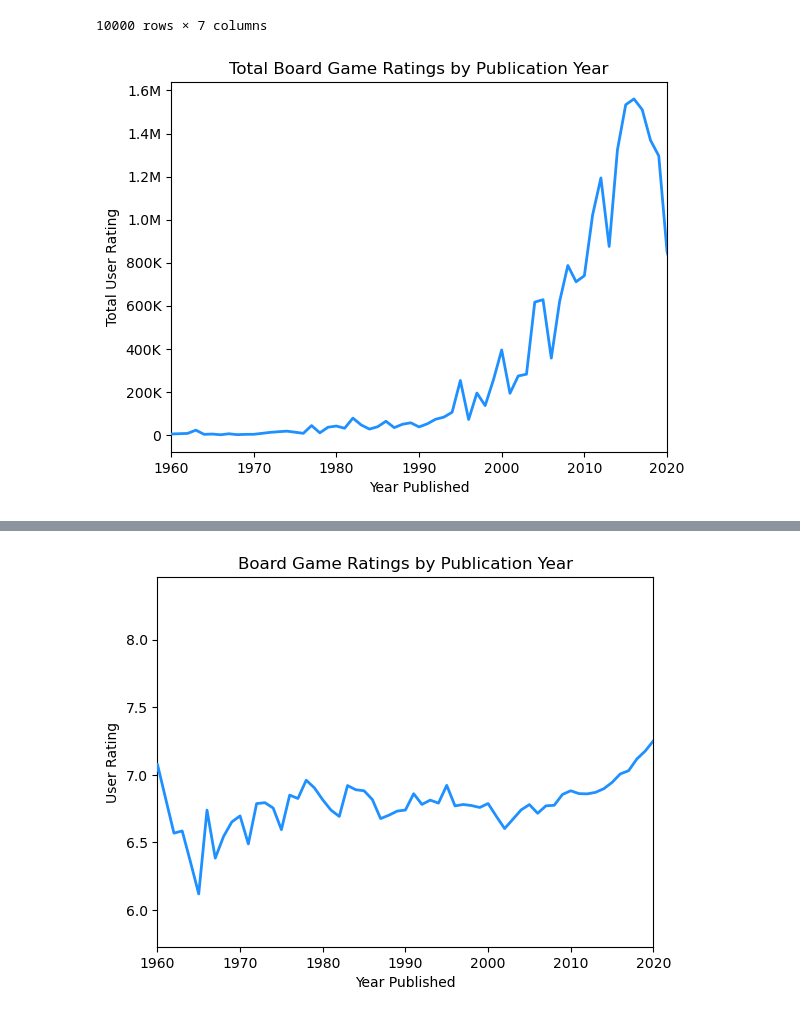
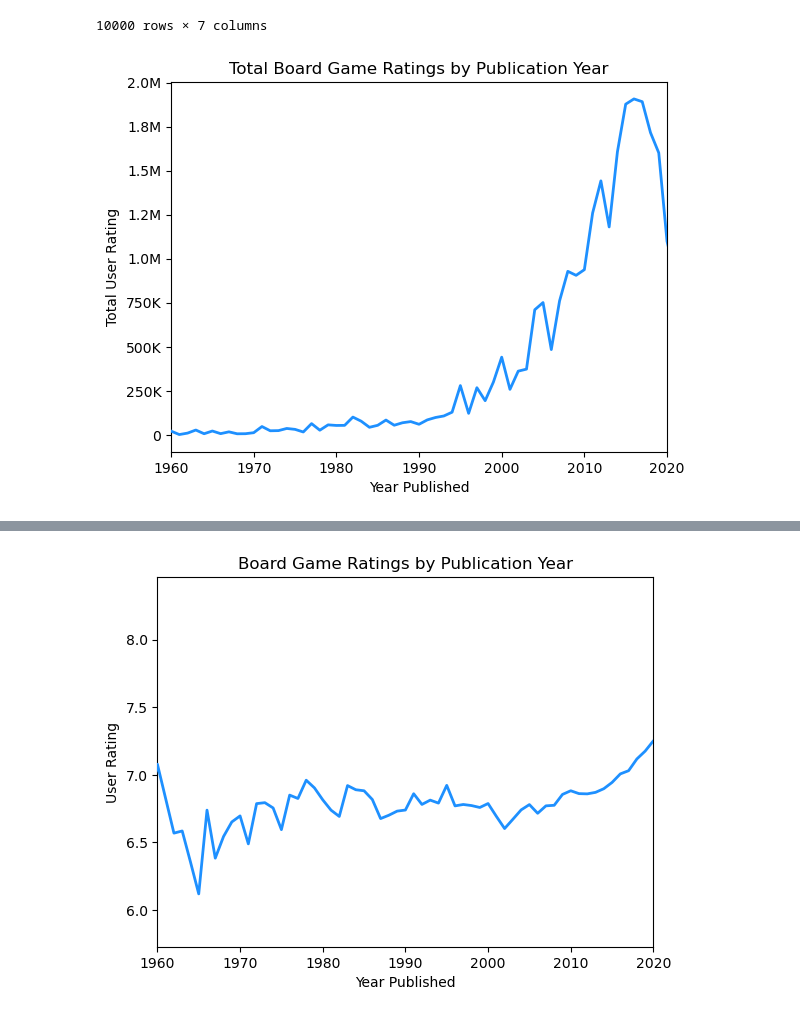
Before and after one commit to trapperkreeper/Project1, a Jupyter notebook: bggeek_ratings.ipynb, the cells around one changed output, grey strips where cells are left out. Saved outputs shown, nothing was run; the diff lists cells and outputs as text; code cells hidden in the pictures.

Commit message:
Updated  WIP bggeek_ratings

```diff
--- a/bggeek_ratings.ipynb
+++ b/bggeek_ratings.ipynb
@@ -65,24 +106,24 @@ filtered_data
 # %%
 # Line plot for total user ratings by publication year
 
-user_ratings = filtered_data.groupby("yearpublished")["usersrated"].sum()
+user_ratings = bgr_df.groupby("yearpublished")["usersrated"].sum()
 
 def millions(x, pos):
     if x >= 1e6:    # If the values are in millions
         return '{:1.1f}M'.format(x*1e-6)
     elif x >= 1e3:  # If the values are in thousands
         return '{:1.0f}K'.format(x*1e-3)
     return str(int(x))
 
 
 user_ratings.plot(kind="line", color="dodgerblue", linewidth=2, zorder=5)
 
 plt.gca().yaxis.set_major_formatter(FuncFormatter(millions))
 
 plt.title("Total Board Game Ratings by Publication Year")
 plt.xlabel("Year Published")
 plt.ylabel("Total User Rating")
 plt.xlim([1960,2020])
 plt.show()
 # %% [output]
-[figure, old version]
+[figure, new version]
```
Also changed, not shown: parts of 15 cells of this notebook.
